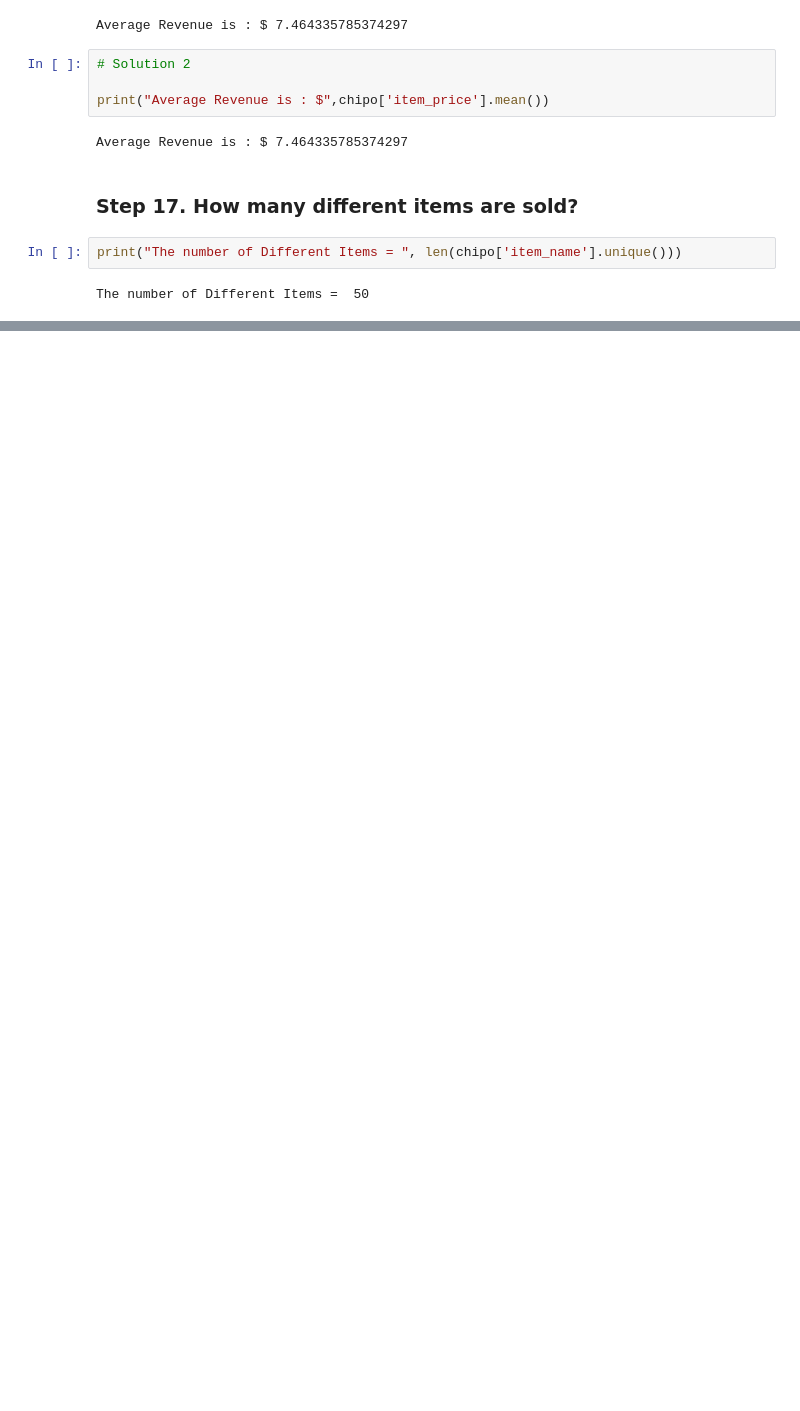
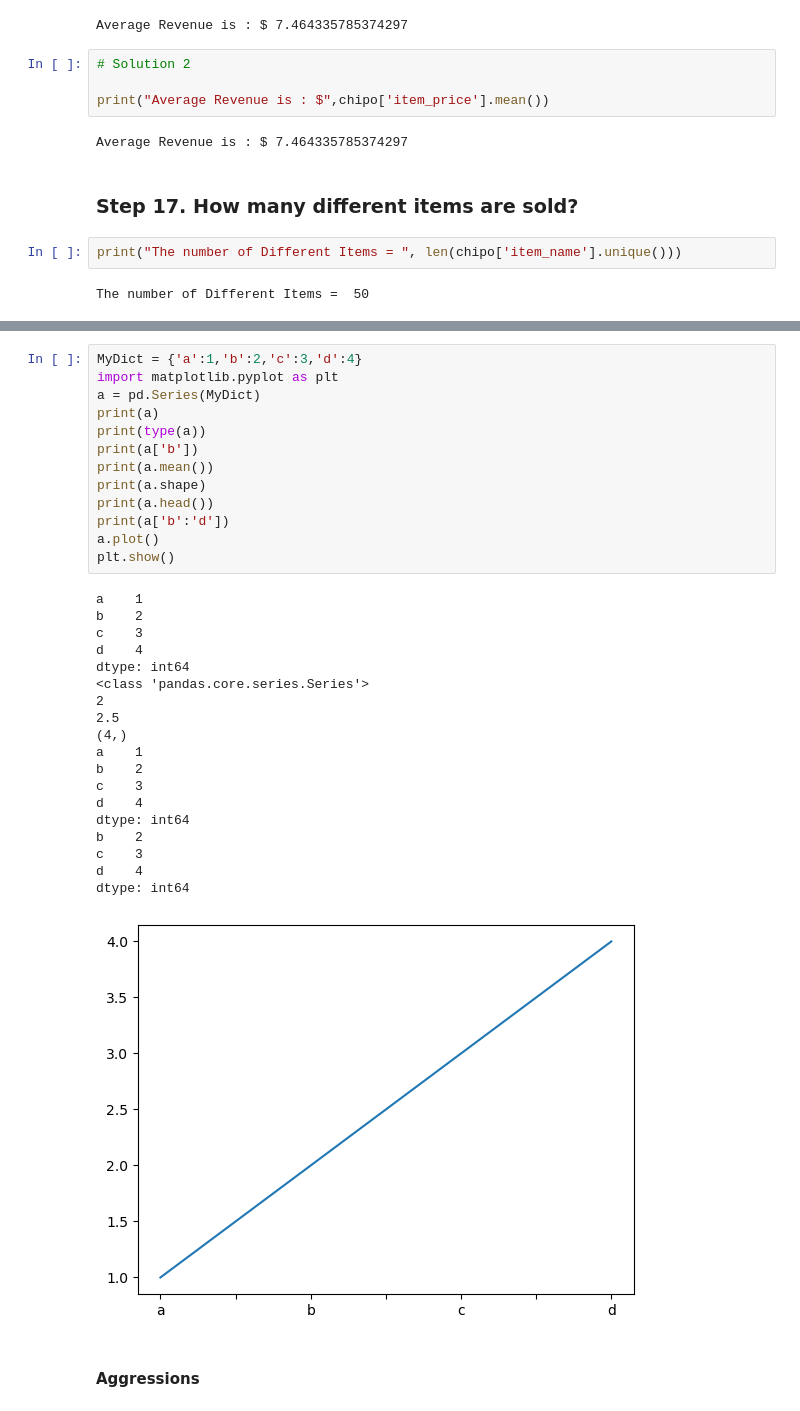
Before and after one commit to LalithAdithyanSuresh/CollegeStuff, a Jupyter notebook: Sem-2/CS1704 - DataScience/JupyterNotebooks/IntroToDataReading/Exercises.ipynb, the cells around one changed output, grey strips where cells are left out. Drawn from its saved outputs; the diff is of its cells as text; blank space fills up the shorter version.

```diff
--- a/Sem-2/CS1704 - DataScience/JupyterNotebooks/IntroToDataReading/Exercises.ipynb
+++ b/Sem-2/CS1704 - DataScience/JupyterNotebooks/IntroToDataReading/Exercises.ipynb
@@ -166,0 +180,35 @@ The number of Different Items =  50
+# %%
+MyDict = {'a':1,'b':2,'c':3,'d':4}
+import matplotlib.pyplot as plt
+a = pd.Series(MyDict)
+print(a)
+print(type(a))
+print(a['b'])
+print(a.mean())
+print(a.shape)
+print(a.head())
+print(a['b':'d'])
+a.plot()
+plt.show()
+# %% [output]
+a    1
+b    2
+c    3
+d    4
+dtype: int64
+<class 'pandas.core.series.Series'>
+2
+2.5
+(4,)
+a    1
+b    2
+c    3
+d    4
+dtype: int64
+b    2
+c    3
+d    4
+dtype: int64
+[figure, added]
+# %% [markdown]
+#### Aggressions
```
Also changed, not shown: parts of 6 cells of this notebook, 12 other files.
